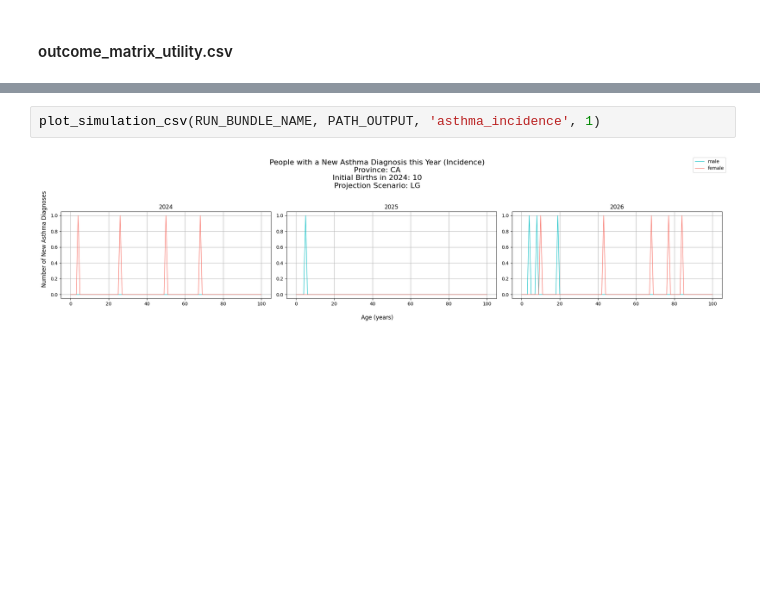
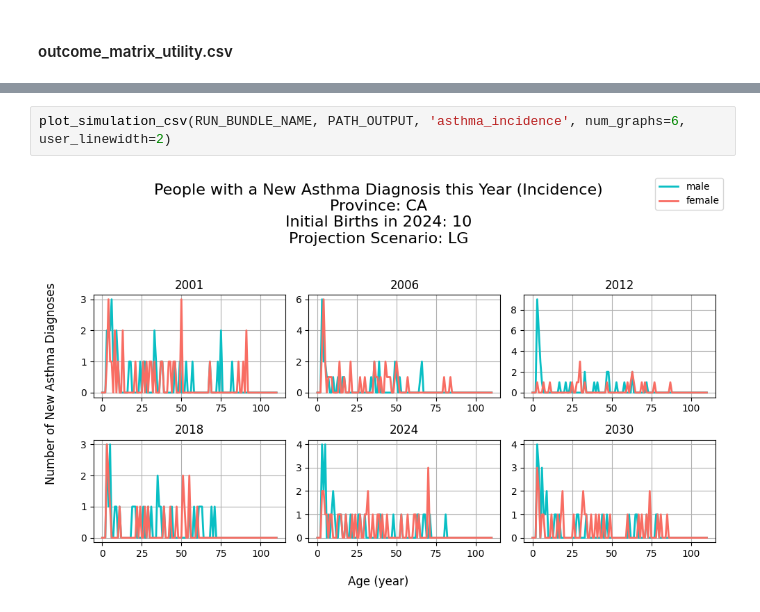
Before and after one commit to resplab/leap, a Jupyter notebook: output_visualizations.ipynb, the cells around one changed output, grey strips where cells are left out. Saved outputs shown, nothing was run; the diff lists cells and outputs as text; blank space fills up the shorter version.

Commit message:
create figure 8

```diff
--- a/output_visualizations.ipynb
+++ b/output_visualizations.ipynb
@@ -260,4 +257,4 @@ plot_simulation_csv(RUN_BUNDLE_NAME, PATH_OUTPUT, 'death', num_graphs=6, user_li
 # %%
-plot_simulation_csv(RUN_BUNDLE_NAME, PATH_OUTPUT, 'asthma_incidence', 1)
+plot_simulation_csv(RUN_BUNDLE_NAME, PATH_OUTPUT, 'asthma_incidence', num_graphs=6, user_linewidth=2)
 # %% [output]
-[figure, old version]
+[figure, new version]
```
Also changed, not shown: parts of 4 cells of this notebook, 1 other file.
